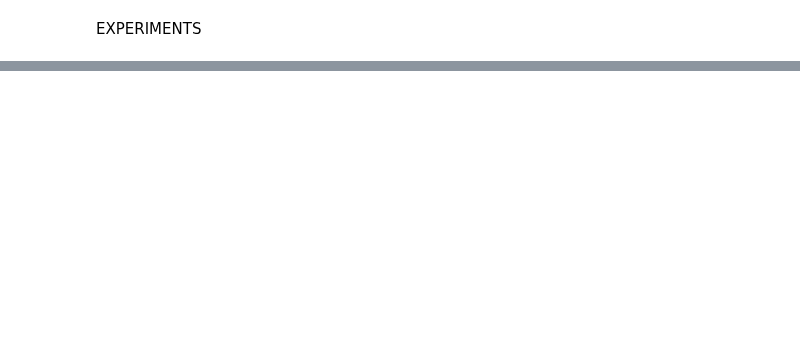
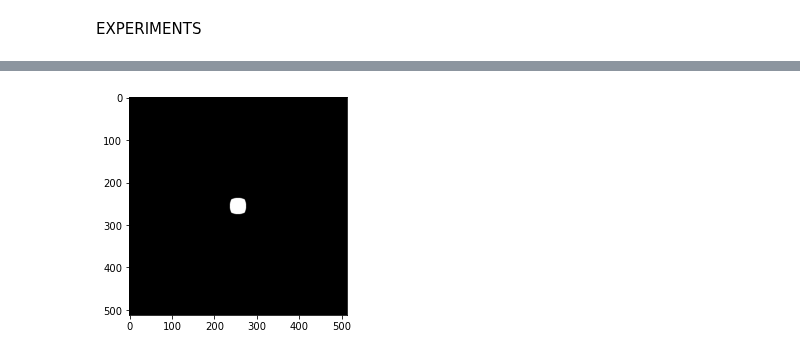
Before and after one commit to PAGF188/IBMA_Ejercicios, a Jupyter notebook: Ejercicio8/ejercicio8.ipynb, the cells around one changed output, grey strips where cells are left out. Saved outputs shown, nothing was run; the diff lists cells and outputs as text; code cells hidden in the pictures; blank space fills up the shorter version.

```diff
--- a/Ejercicio8/ejercicio8.ipynb
+++ b/Ejercicio8/ejercicio8.ipynb
@@ -78,0 +132,5 @@ EXPERIMENTS
+# %%
+plt.imshow(vImage, cmap="gray")
+plt.show()
+# %% [output]
+[figure, added]
```
Also changed, not shown: parts of 41 cells of this notebook, 1 other file.
